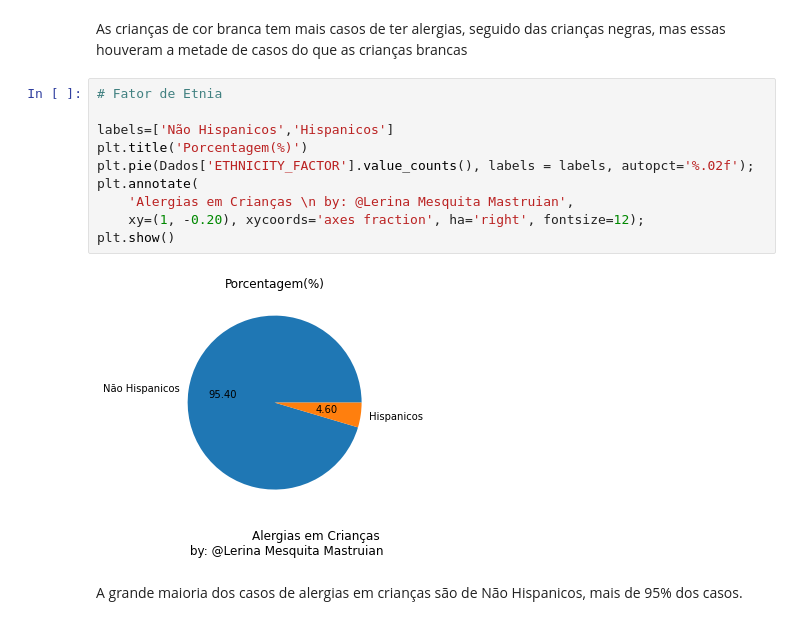
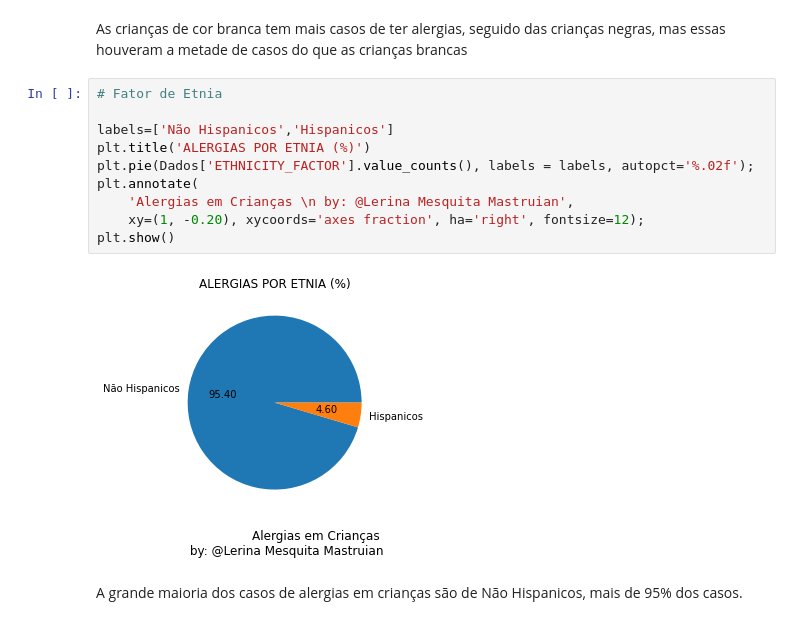
Before and after one commit to LerinaMM/childhood_allergies, a Jupyter notebook: Childhood_Allergies.ipynb, the cells around one changed output. Drawn from its saved outputs; the diff is of its cells as text.

```diff
--- a/Childhood_Allergies.ipynb
+++ b/Childhood_Allergies.ipynb
@@ -223,14 +223,14 @@ As crianças de cor branca tem mais casos de ter alergias, seguido das crianças
 # %%
 # Fator de Etnia
 
 labels=['Não Hispanicos','Hispanicos']
-plt.title('Porcentagem(%)')
+plt.title('ALERGIAS POR ETNIA (%)')
 plt.pie(Dados['ETHNICITY_FACTOR'].value_counts(), labels = labels, autopct='%.02f');
 plt.annotate(
     'Alergias em Crianças \n by: @Lerina Mesquita Mastruian',
     xy=(1, -0.20), xycoords='axes fraction', ha='right', fontsize=12);
 plt.show()
 # %% [output]
-[figure, old version]
+[figure, new version]
 # %% [markdown]
 A grande maioria dos casos de alergias em crianças são de Não Hispanicos, mais de 95% dos casos.
```
Also changed, not shown: parts of 10 cells of this notebook.
